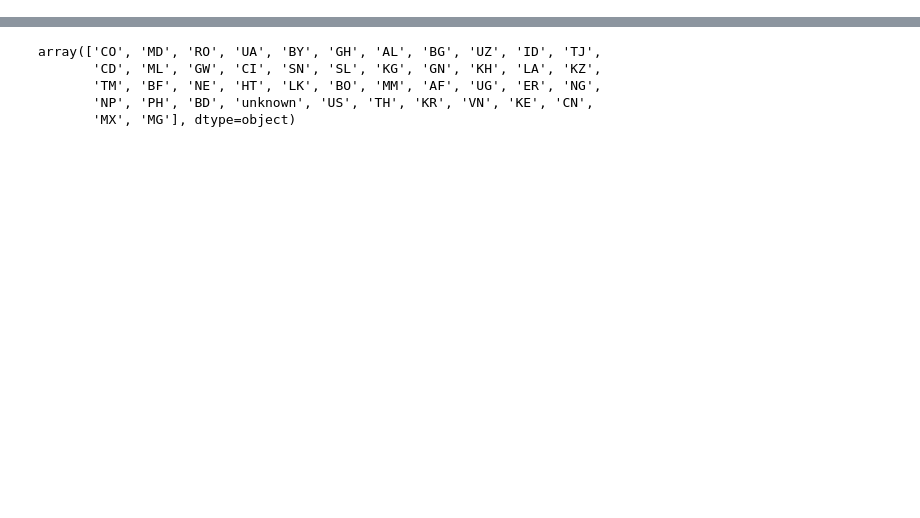
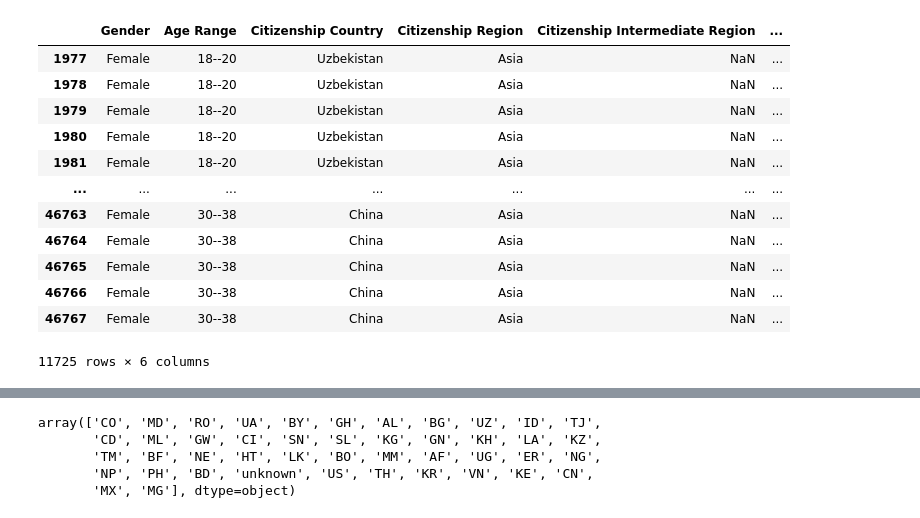
Before and after one commit to saronraut/Human-Trafficking-Awareness, a Jupyter notebook: Liz_working_files/Where_are_they_from.ipynb, the cells around one changed output, grey strips where cells are left out. Saved outputs shown, nothing was run; the diff lists cells and outputs as text; code cells hidden in the pictures; blank space fills up the shorter version.

```diff
--- a/Liz_working_files/Where_are_they_from.ipynb
+++ b/Liz_working_files/Where_are_they_from.ipynb
@@ -23,0 +140,19 @@ clean_data.head()
+# %%
+is_female = citizen_df_renamed['Gender'] == 'Female'
+is_asia = citizen_df_renamed['Citizenship Region'] == 'Asia'
+female_asia = pd.DataFrame(citizen_df_renamed[is_female & is_asia])
+female_asia
+# %% [output]
+|  | Gender | Age Range | Citizenship Country | Citizenship Region | Citizenship Intermediate Region | ... |
+| 1977 | Female | 18--20 | Uzbekistan | Asia | NaN | ... |
+| 1978 | Female | 18--20 | Uzbekistan | Asia | NaN | ... |
+| 1979 | Female | 18--20 | Uzbekistan | Asia | NaN | ... |
+| 1980 | Female | 18--20 | Uzbekistan | Asia | NaN | ... |
+| 1981 | Female | 18--20 | Uzbekistan | Asia | NaN | ... |
+| ... | ... | ... | ... | ... | ... | ... |
+| 46763 | Female | 30--38 | China | Asia | NaN | ... |
+| 46764 | Female | 30--38 | China | Asia | NaN | ... |
+| 46765 | Female | 30--38 | China | Asia | NaN | ... |
+| 46766 | Female | 30--38 | China | Asia | NaN | ... |
+| 46767 | Female | 30--38 | China | Asia | NaN | ... |
+11725 rows × 6 columns
```
Also changed, not shown: parts of 19 cells of this notebook.
